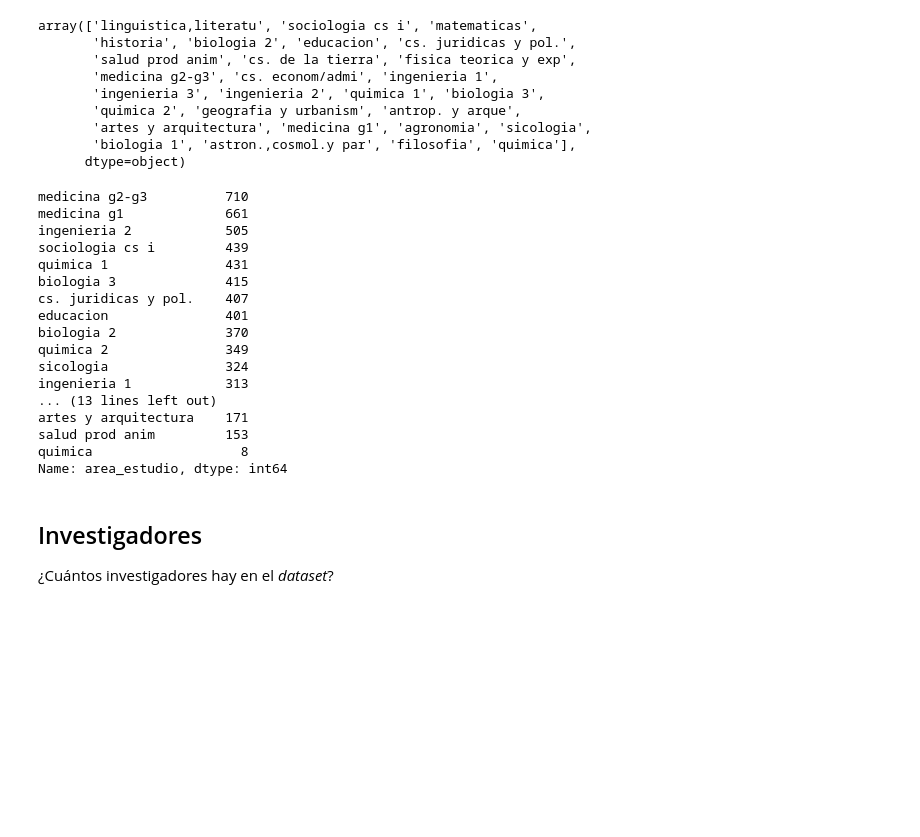
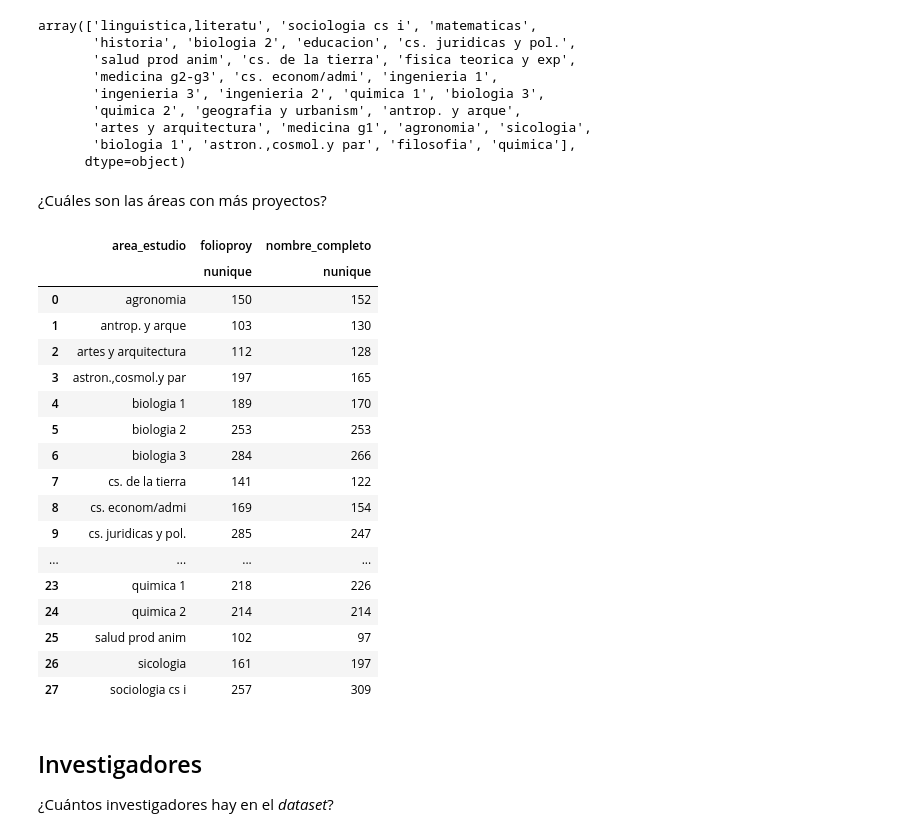
Before and after one commit to Orion89/fondecyt, a Jupyter notebook: proyectos_fondecyt.ipynb, the cells around one changed output. Drawn from its saved outputs; the diff is of its cells as text; code cells hidden in the pictures; blank space fills up the shorter version.

```diff
--- a/proyectos_fondecyt.ipynb
+++ b/proyectos_fondecyt.ipynb
@@ -100,26 +129,29 @@ array(['linguistica,literatu', 'sociologia cs i', 'matematicas',
        'artes y arquitectura', 'medicina g1', 'agronomia', 'sicologia',
        'biologia 1', 'astron.,cosmol.y par', 'filosofia', 'quimica'],
       dtype=object)
-# %%
-data['area_estudio'].value_counts()
-# %% [output]
-medicina g2-g3          710
-medicina g1             661
-ingenieria 2            505
-sociologia cs i         439
-quimica 1               431
-biologia 3              415
-cs. juridicas y pol.    407
-educacion               401
-biologia 2              370
-quimica 2               349
-sicologia               324
-ingenieria 1            313
-... (13 lines left out)
-artes y arquitectura    171
-salud prod anim         153
-quimica                   8
-Name: area_estudio, dtype: int64
+# %% [markdown]
+¿Cuáles son las áreas con más proyectos?
+# %%
+data.groupby(['area_estudio'])['folioproy', 'nombre_completo'].agg(['nunique']).reset_index()
+# %% [output]
+|  | area_estudio | folioproy | nombre_completo |
+|  |  | nunique | nunique |
+| 0 | agronomia | 150 | 152 |
+| 1 | antrop. y arque | 103 | 130 |
+| 2 | artes y arquitectura | 112 | 128 |
+| 3 | astron.,cosmol.y par | 197 | 165 |
+| 4 | biologia 1 | 189 | 170 |
+| 5 | biologia 2 | 253 | 253 |
+| 6 | biologia 3 | 284 | 266 |
+| 7 | cs. de la tierra | 141 | 122 |
+| 8 | cs. econom/admi | 169 | 154 |
+| 9 | cs. juridicas y pol. | 285 | 247 |
+| ... | ... | ... | ... |
+| 23 | quimica 1 | 218 | 226 |
+| 24 | quimica 2 | 214 | 214 |
+| 25 | salud prod anim | 102 | 97 |
+| 26 | sicologia | 161 | 197 |
+| 27 | sociologia cs i | 257 | 309 |
 # %% [markdown]
 ## Investigadores
 
```
Also changed, not shown: parts of 29 cells of this notebook, 1 other file.
